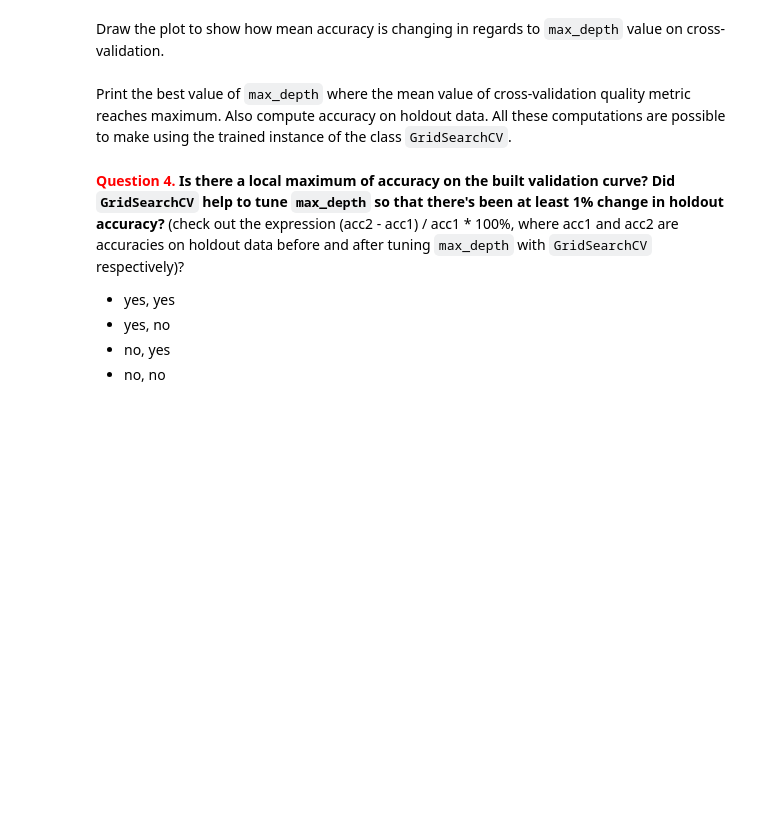
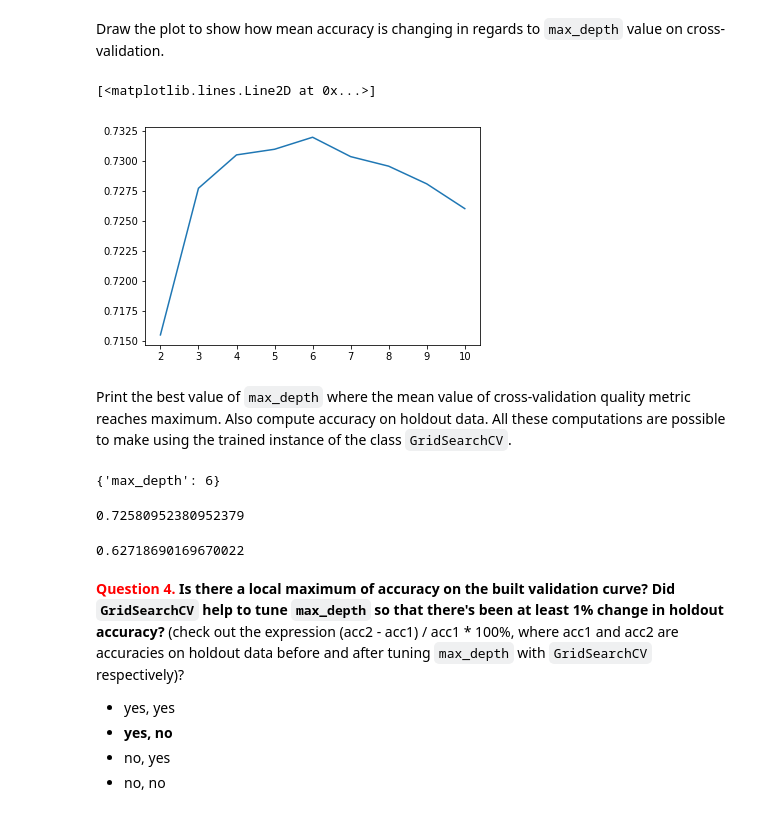
Before and after one commit to bllguo/mlcourse.ai, a Jupyter notebook: jupyter_english/assignments_fall2018/assignment3_decision_trees.ipynb, the cells around one changed output. Drawn from its saved outputs; the diff is of its cells as text; code cells hidden in the pictures; blank space fills up the shorter version.

```diff
--- a/jupyter_english/assignments_fall2018/assignment3_decision_trees.ipynb
+++ b/jupyter_english/assignments_fall2018/assignment3_decision_trees.ipynb
@@ -176,5 +193,6 @@ Make predictions for holdout data `(X_valid, y_valid)` with the trained decision
 Set up the depth of the tree using cross-validation on the dataset `(X_train, y_train)` in order to increase quality of the model. Use `GridSearchCV` with 5 folds. Fix `random_state=17` and change  `max_depth` from 2 to 10.
 # %%
 tree_params = {'max_depth': list(range(2, 11))}
-
 tree_grid = GridSearchCV # You code here
+tree_grid = GridSearchCV(tree, tree_params, cv=5, n_jobs=-1, verbose=True)
+tree_grid.fit(X_train, y_train)
@@ -185,2 +215,9 @@ Draw the plot to show how mean accuracy is changing in regards to `max_depth` va
+# %%
+scores = [x.mean_validation_score for x in tree_grid.grid_scores_]
+depths = tree_params['max_depth']
+plt.plot(depths, scores)
+# %% [output]
+[<matplotlib.lines.Line2D at 0x...>]
+[figure, added]
 # %% [markdown]
 Print the best value of `max_depth` where the mean value of cross-validation quality metric reaches maximum. Also compute accuracy on holdout data. All these computations are possible to make using the trained instance of the class `GridSearchCV`.
@@ -189,8 +224,19 @@ Print the best value of `max_depth` where the mean value of cross-validation qua
+# %%
+print(tree_grid.best_params_)
+tree_grid_pred = tree_grid.predict(X_valid)
+accuracy_score(y_valid, tree_grid_pred)
+# %% [output]
+{'max_depth': 6}
+0.72580952380952379
+# %%
+(accuracy_score(y_valid, tree_grid_pred) - accuracy_score(y_valid, tree_pred)) / accuracy_score(y_valid, tree_pred) * 100
+# %% [output]
+0.62718690169670022
 # %% [markdown]
 **<font color='red'>Question 4.</font> Is there a local maximum of accuracy on the built validation curve? Did `GridSearchCV` help to tune `max_depth` so that there's been at least 1% change in holdout accuracy?**
 (check out the expression (acc2 - acc1) / acc1 * 100%, where acc1 and acc2 are accuracies on holdout data before and after tuning `max_depth` with `GridSearchCV` respectively)?
 - yes, yes
-- yes, no
+- **yes, no**
 - no, yes
 - no, no
 # %% [markdown]
```
Also changed, not shown: parts of 18 cells of this notebook.
